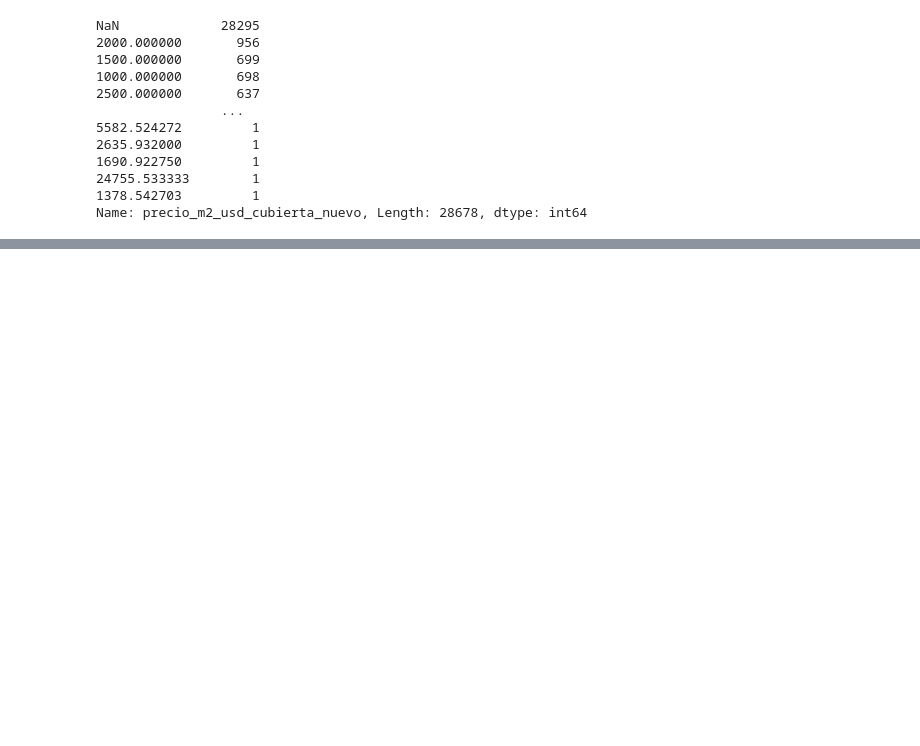
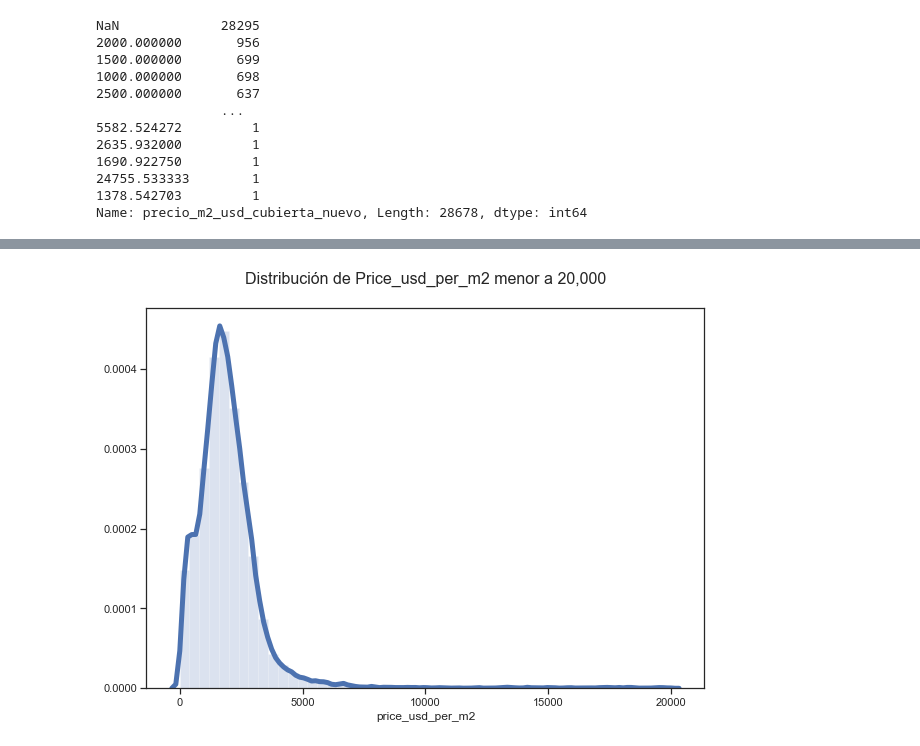
Before and after one commit to varelapablos/Desafio1-G3, a Jupyter notebook: NotebookMaria.ipynb, the cells around one changed output, grey strips where cells are left out. Cells and saved outputs as stored; diff of their text form; code cells hidden in the pictures; blank space fills up the shorter version.

```diff
--- a/NotebookMaria.ipynb
+++ b/NotebookMaria.ipynb
@@ -1032,0 +1113,7 @@ properati_df.pivot_table(index='state_name', columns='property_type', aggfunc={'
+# %%
+# Acotamos el rango para la visualización. Es necesario eliminar outliers.
+mask_price_usd_per_filtro = properati_df.price_usd_per_m2 < 20000
+price_usd_per_filtro = properati_df.loc[mask_price_usd_per_filtro, :]
+distribution_plotter(price_usd_per_filtro.price_usd_per_m2, "Price_usd_per_m2 menor a 20,000")
+# %% [output]
+[figure, added]
```
Also changed, not shown: parts of 43 cells of this notebook.
